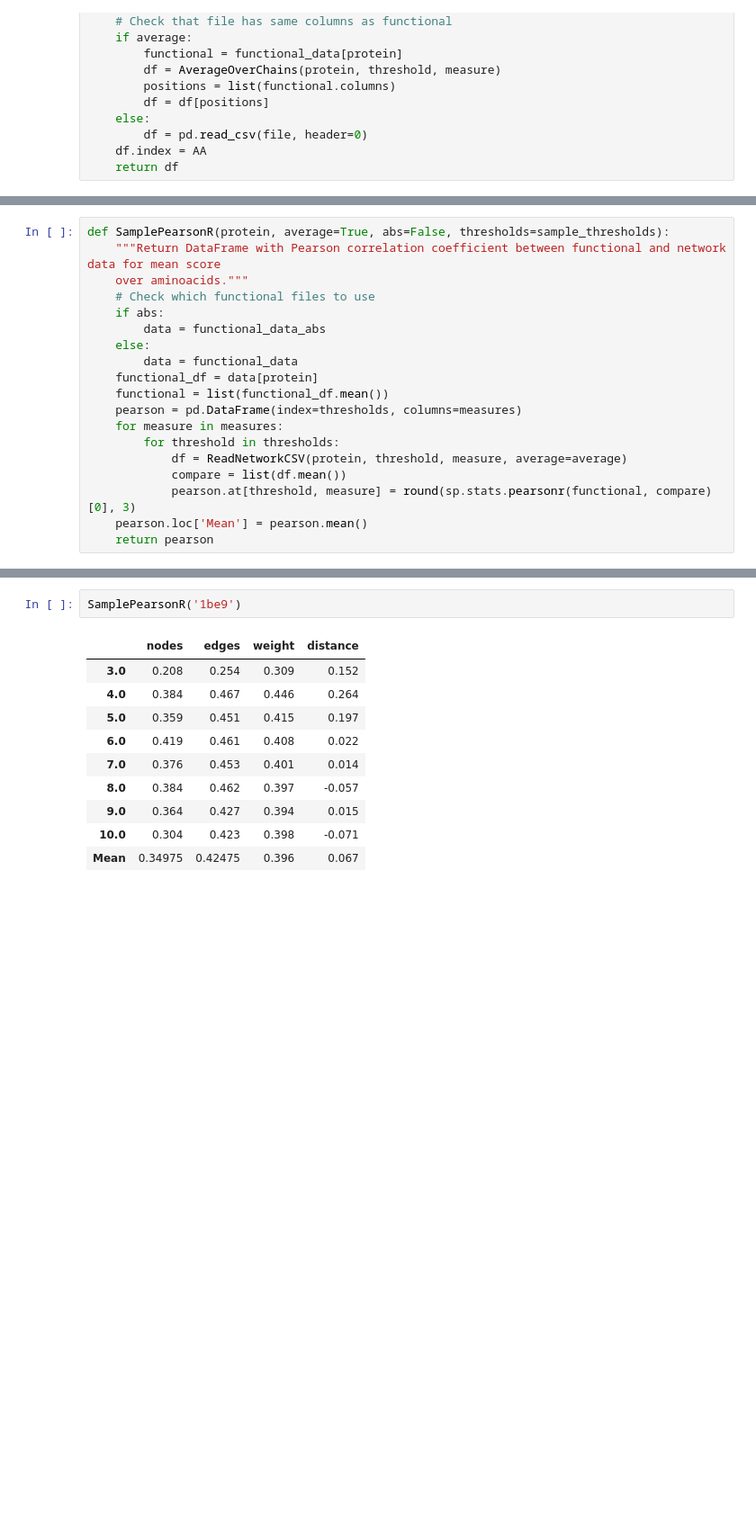
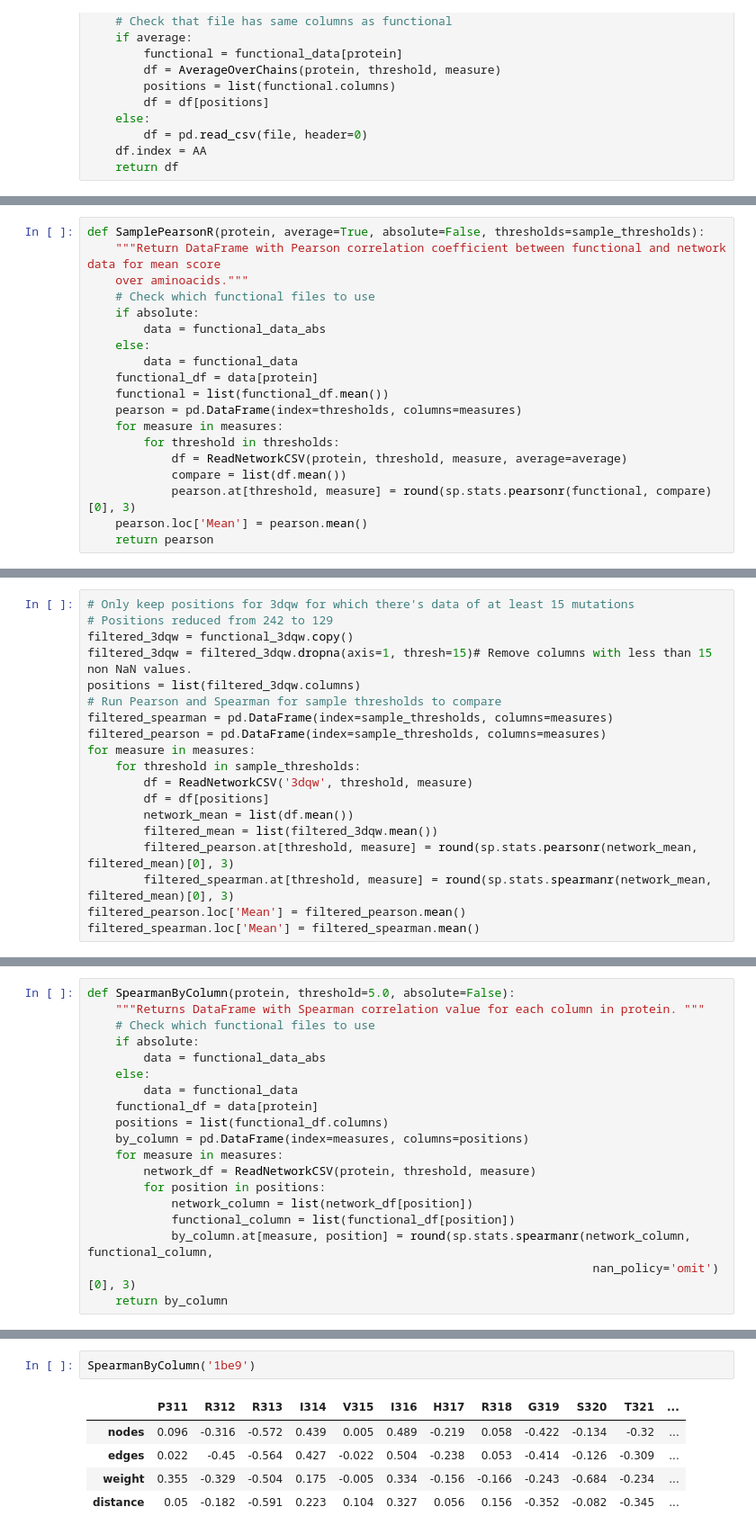
Before and after one commit to CrisSotomayor/perturbation-networks-get-data, a Jupyter notebook: data.ipynb, the cells around one changed output, grey strips where cells are left out. Shown at 90% size. Cells and saved outputs as stored; diff of their text form; blank space fills up the shorter version.

```diff
--- a/data.ipynb
+++ b/data.ipynb
@@ -293,11 +307,11 @@ def SampleSpearmanR(protein, average=True, abs=False, thresholds=sample_threshol
     spearman.loc['Mean'] = spearman.mean()
     return spearman
 # %%
-def SamplePearsonR(protein, average=True, abs=False, thresholds=sample_thresholds):
+def SamplePearsonR(protein, average=True, absolute=False, thresholds=sample_thresholds):
     """Return DataFrame with Pearson correlation coefficient between functional and network data for mean score
     over aminoacids."""
     # Check which functional files to use
-    if abs:
+    if absolute:
         data = functional_data_abs
     else:
         data = functional_data
@@ -326,0 +392,19 @@ SampleSpearmanR('1be9')
+# %%
+# Only keep positions for 3dqw for which there's data of at least 15 mutations
+# Positions reduced from 242 to 129
+filtered_3dqw = functional_3dqw.copy()
+filtered_3dqw = filtered_3dqw.dropna(axis=1, thresh=15)# Remove columns with less than 15 non NaN values.
+positions = list(filtered_3dqw.columns)
+# Run Pearson and Spearman for sample thresholds to compare
+filtered_spearman = pd.DataFrame(index=sample_thresholds, columns=measures)
+filtered_pearson = pd.DataFrame(index=sample_thresholds, columns=measures)
+for measure in measures:
+    for threshold in sample_thresholds:
+        df = ReadNetworkCSV('3dqw', threshold, measure)
+        df = df[positions]
+        network_mean = list(df.mean())
+        filtered_mean = list(filtered_3dqw.mean())
+        filtered_pearson.at[threshold, measure] = round(sp.stats.pearsonr(network_mean, filtered_mean)[0], 3)
+        filtered_spearman.at[threshold, measure] = round(sp.stats.spearmanr(network_mean, filtered_mean)[0], 3)
+filtered_pearson.loc['Mean'] = filtered_pearson.mean()
+filtered_spearman.loc['Mean'] = filtered_spearman.mean()
@@ -326,0 +439,19 @@ SampleSpearmanR('1be9')
+# %%
+def SpearmanByColumn(protein, threshold=5.0, absolute=False):
+    """Returns DataFrame with Spearman correlation value for each column in protein. """
+    # Check which functional files to use
+    if absolute:
+        data = functional_data_abs
+    else:
+        data = functional_data
+    functional_df = data[protein]
+    positions = list(functional_df.columns)
+    by_column = pd.DataFrame(index=measures, columns=positions)
+    for measure in measures:
+        network_df = ReadNetworkCSV(protein, threshold, measure)
+        for position in positions:
+            network_column = list(network_df[position])
+            functional_column = list(functional_df[position])
+            by_column.at[measure, position] = round(sp.stats.spearmanr(network_column, functional_column,
+                                                                        nan_policy='omit')[0], 3)
+    return by_column
@@ -327,13 +466,8 @@ SampleSpearmanR('1be9')
 # %%
-SamplePearsonR('1be9')
+SpearmanByColumn('1be9')
 # %% [output]
-|  | nodes | edges | weight | distance |
-| 3.0 | 0.208 | 0.254 | 0.309 | 0.152 |
-| 4.0 | 0.384 | 0.467 | 0.446 | 0.264 |
-| 5.0 | 0.359 | 0.451 | 0.415 | 0.197 |
-| 6.0 | 0.419 | 0.461 | 0.408 | 0.022 |
-| 7.0 | 0.376 | 0.453 | 0.401 | 0.014 |
-| 8.0 | 0.384 | 0.462 | 0.397 | -0.057 |
-| 9.0 | 0.364 | 0.427 | 0.394 | 0.015 |
-| 10.0 | 0.304 | 0.423 | 0.398 | -0.071 |
-| Mean | 0.34975 | 0.42475 | 0.396 | 0.067 |
+|  | P311 | R312 | R313 | I314 | V315 | I316 | H317 | R318 | G319 | S320 | T321 | ... |
+| nodes | 0.096 | -0.316 | -0.572 | 0.439 | 0.005 | 0.489 | -0.219 | 0.058 | -0.422 | -0.134 | -0.32 | ... |
+| edges | 0.022 | -0.45 | -0.564 | 0.427 | -0.022 | 0.504 | -0.238 | 0.053 | -0.414 | -0.126 | -0.309 | ... |
+| weight | 0.355 | -0.329 | -0.504 | 0.175 | -0.005 | 0.334 | -0.156 | -0.166 | -0.243 | -0.684 | -0.234 | ... |
+| distance | 0.05 | -0.182 | -0.591 | 0.223 | 0.104 | 0.327 | 0.056 | 0.156 | -0.352 | -0.082 | -0.345 | ... |
```
Also changed, not shown: parts of 34 cells of this notebook.
